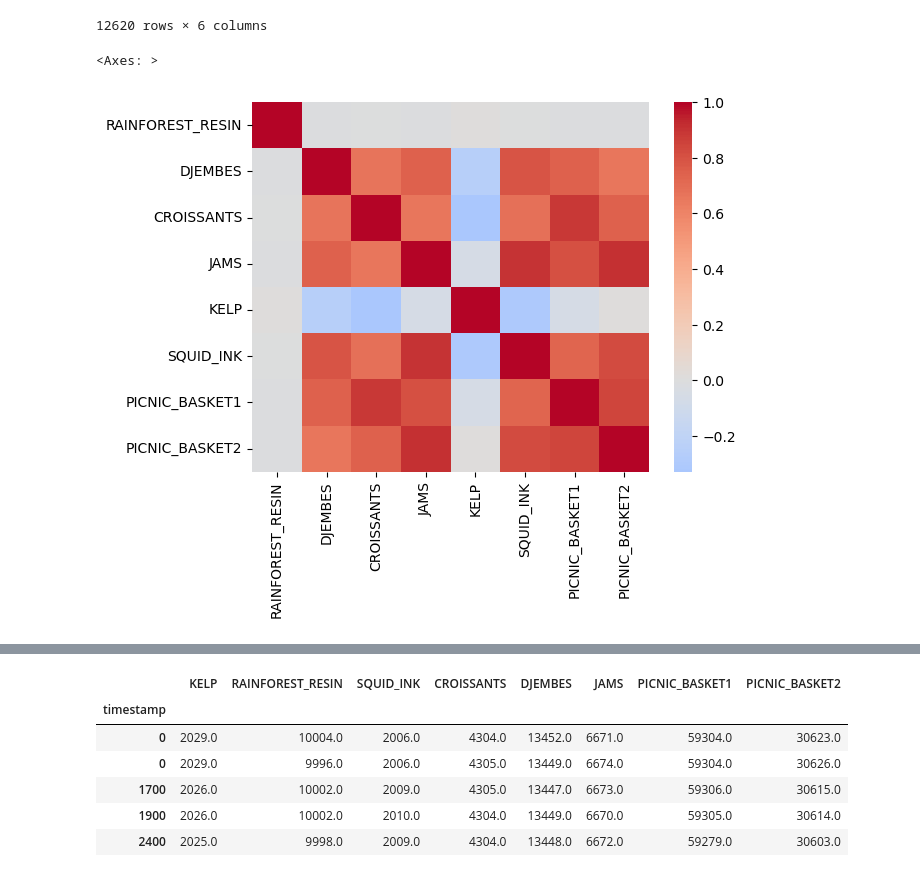
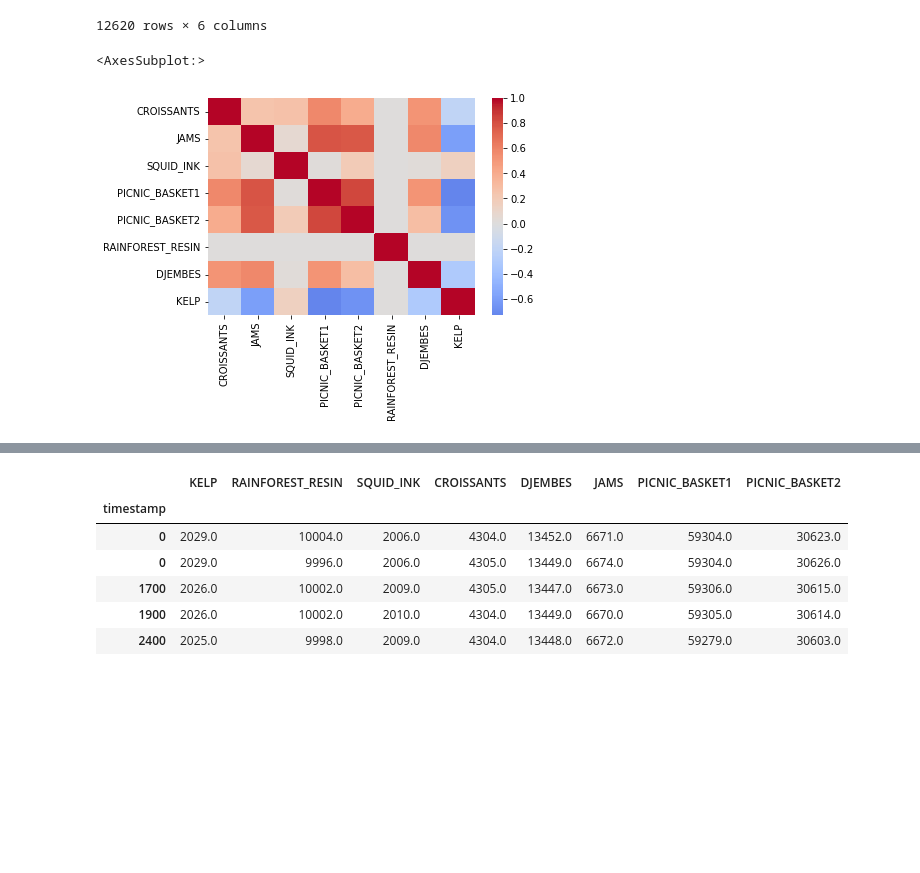
Before and after one commit to CANTSOAR/prosperity3, a Jupyter notebook: round_2/data_analysis/testing.ipynb, the cells around one changed output, grey strips where cells are left out. Saved outputs shown, nothing was run; the diff lists cells and outputs as text; code cells hidden in the pictures; blank space fills up the shorter version.

```diff
--- a/round_2/data_analysis/testing.ipynb
+++ b/round_2/data_analysis/testing.ipynb
@@ -58,18 +58,18 @@ t1
 | 999900 | NaN | NaN | CROISSANTS | SEASHELLS | 4322.0 | 5 |
 12620 rows × 6 columns
 # %%
-p = p2
+p = p1
 
 prices_by_product = pd.DataFrame([p[p["product"] == product]["mid_price"].values for product in p["product"].unique()])
 prices_by_product = prices_by_product.transpose()
 prices_by_product.columns = p["product"].unique()
 prices_by_product.index = p[p["product"] == "KELP"].index
 
 corr = prices_by_product.corr()
 sns.heatmap(corr, cmap = "coolwarm", center = 0)
 # %% [output]
-<Axes: >
+<AxesSubplot:>
-[figure, old version]
+[figure, new version]
 # %%
 trades_by_product = pd.DataFrame([t1[t1["symbol"] == product]["price"].values for product in t1["symbol"].unique()])
 trades_by_product = trades_by_product.transpose()
```
Also changed, not shown: parts of 10 cells of this notebook, 2 other files.
